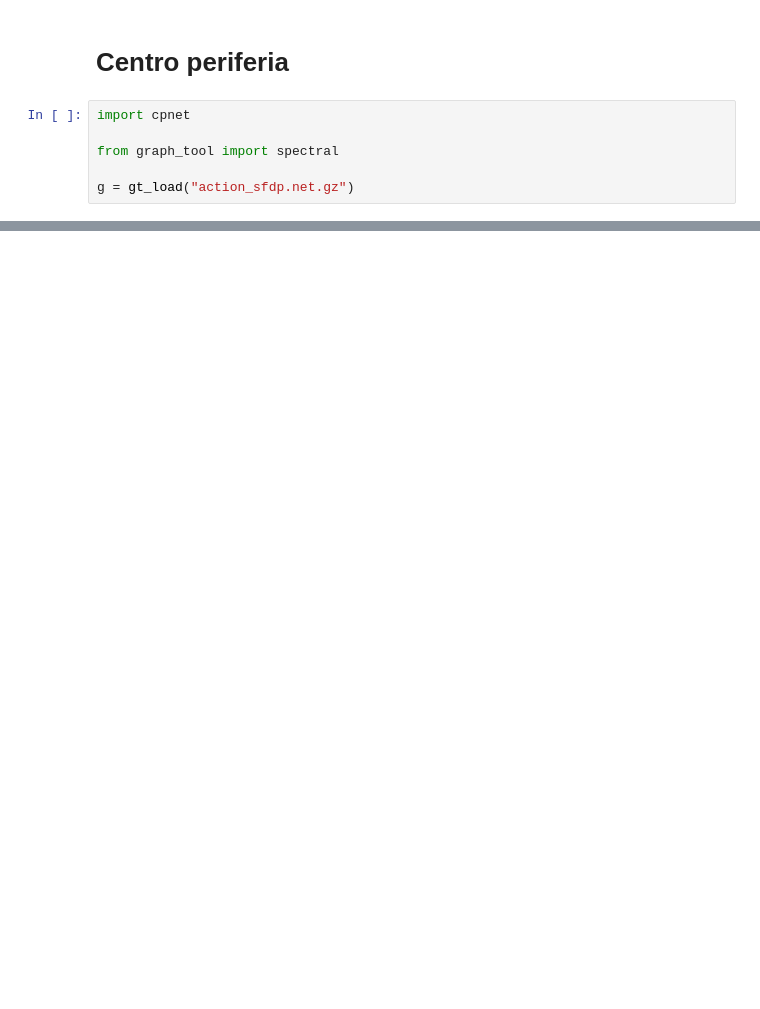
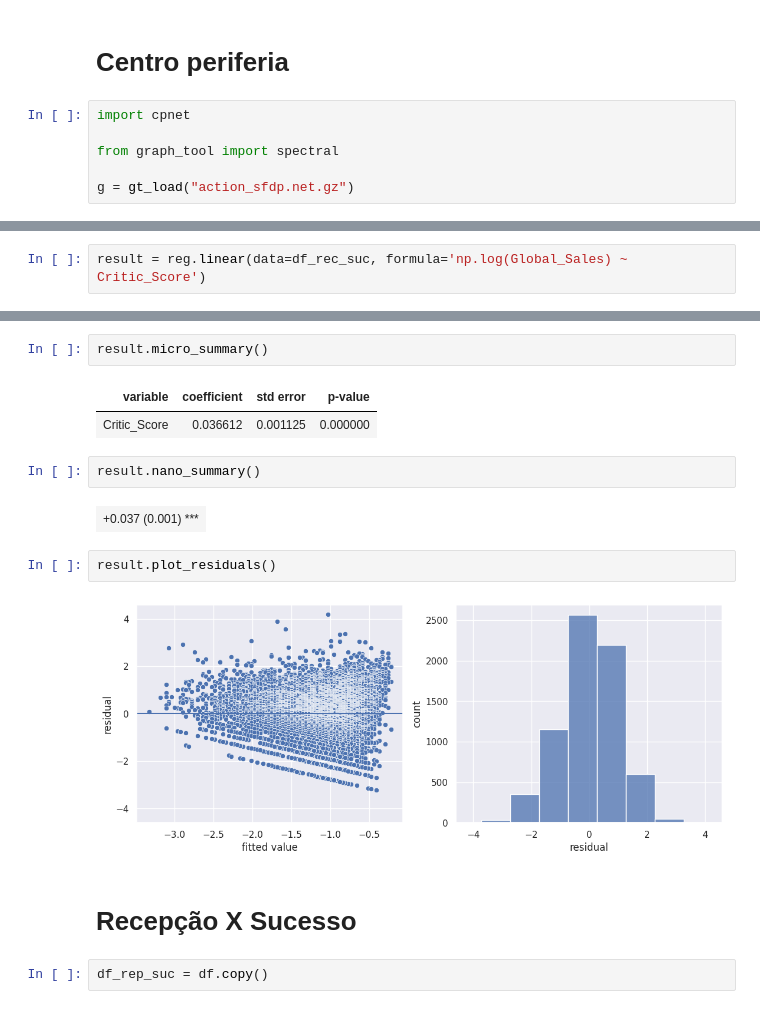
Before and after one commit to bert799/APS1-redsoc, a Jupyter notebook: notebooks/Proj/Fase1/ProjetoF2.ipynb, the cells around one changed output, grey strips where cells are left out. Drawn from its saved outputs; the diff is of its cells as text; blank space fills up the shorter version.

```diff
--- a/notebooks/Proj/Fase1/ProjetoF2.ipynb
+++ b/notebooks/Proj/Fase1/ProjetoF2.ipynb
@@ -312,0 +237,2 @@ r.vertex_set_key('Publisher')
+# %%
+result = reg.linear(data=df_rec_suc, formula='np.log(Global_Sales) ~ Critic_Score')
@@ -312,0 +261,17 @@ r.vertex_set_key('Publisher')
+# %%
+result.micro_summary()
+# %% [output]
+| variable | coefficient | std error | p-value |
+| Critic_Score | 0.036612 | 0.001125 | 0.000000 |
+# %%
+result.nano_summary()
+# %% [output]
+| +0.037 (0.001) *** |
+# %%
+result.plot_residuals()
+# %% [output]
+[figure, added]
+# %% [markdown]
+# Recepção X Sucesso
+# %%
+df_rep_suc = df.copy()
```
Also changed, not shown: parts of 67 cells of this notebook, 10 other files.
